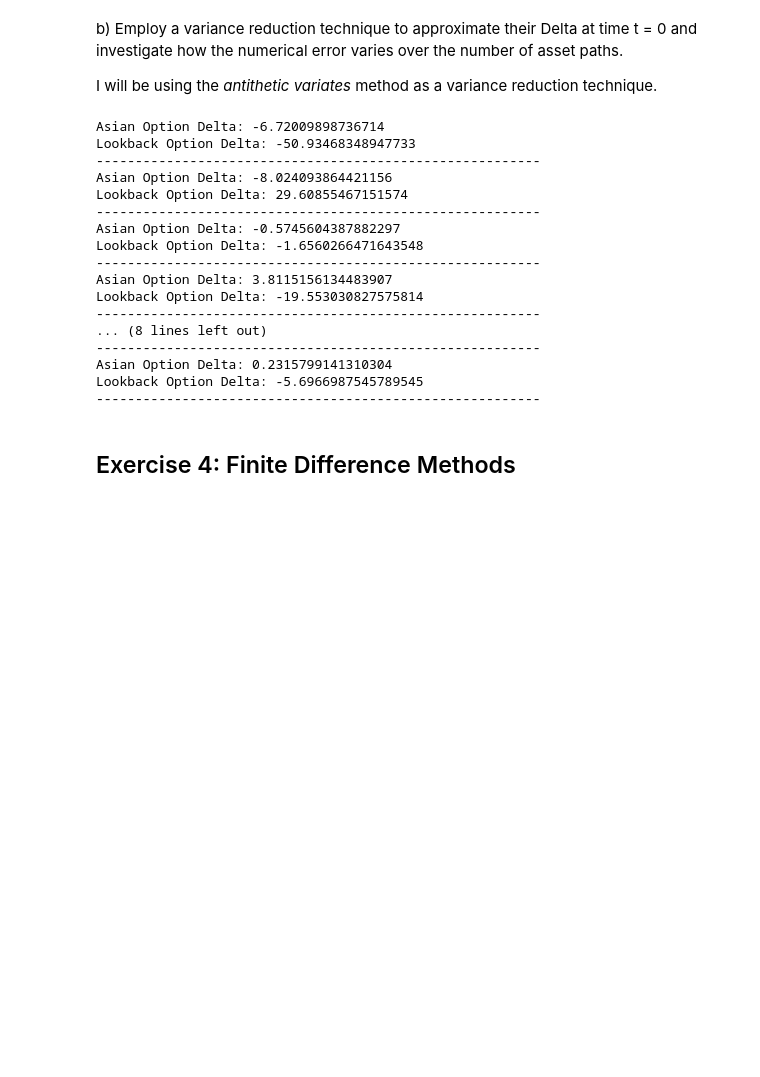
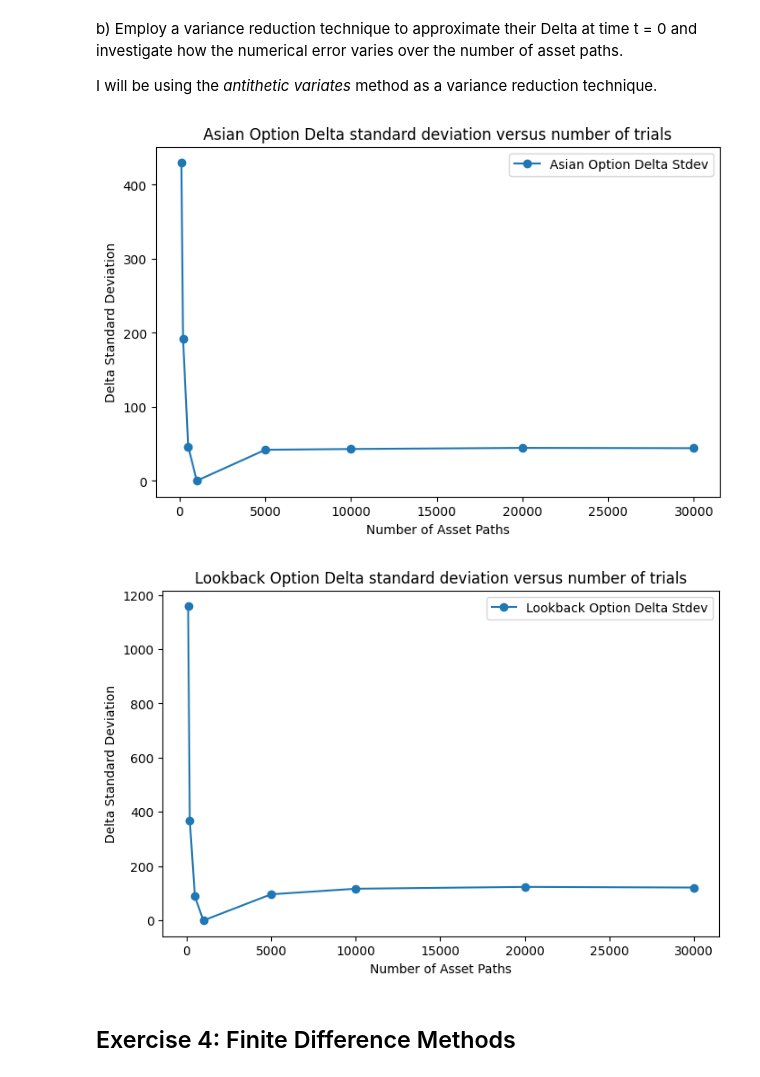
Before and after one commit to andreist3fan/ovmHW2, a Jupyter notebook: jupyter/homework.ipynb, the cells around one changed output. Drawn from its saved outputs; the diff is of its cells as text; code cells hidden in the pictures; blank space fills up the shorter version.

```diff
--- a/jupyter/homework.ipynb
+++ b/jupyter/homework.ipynb
@@ -669,32 +721,43 @@ def antithetic_variates_delta(S0, r, sigma, T, E, n, M, epsilon, payoff_function
 # %%
-ms = [100, 500, 1000, 5000, 10000, 20000, 30_000, 80_000]
-n = 52
+T = 1
+S0 = 1
+E = 1.2
+r = 0.05
+sigma = 0.3
+ns = [100, 200, 500, 1000, 5000, 10000, 20000, 30_000]
+M = 1000
 epsilon = 0.001
 
-for M in ms:
-    delta_asian = antithetic_variates_delta(S0, r, sigma, T, E, n, M, epsilon, asian_option_payoff)
-    delta_lookback = antithetic_variates_delta(S0, r, sigma, T, E, n, M, epsilon, lookback_option_payoff)
+asian_deltas = []
+lookback_deltas = []
 
-    print(f'Asian Option Delta: {delta_asian}')
-    print(f'Lookback Option Delta: {delta_lookback}')
-    print("---------------------------------------------------------")
+
+for n in ns:
+    delta_asian, stdev_asian = antithetic_variates_delta(S0, r, sigma, T, E, n, M, epsilon, asian_option_payoff)
+    delta_lookback, stdev_lookback = antithetic_variates_delta(S0, r, sigma, T, E, n, M, epsilon, lookback_option_payoff)
+
+    asian_deltas.append(stdev_asian)
+    lookback_deltas.append(stdev_lookback)
+
+# Plot for Asian Option Delta Standard Deviation
+plt.figure(figsize=(8, 5))
+plt.plot(ns, asian_deltas, 'o-', label='Asian Option Delta Stdev')
+plt.xlabel('Number of Asset Paths')
+plt.ylabel('Delta Standard Deviation')
+plt.title('Asian Option Delta standard deviation versus number of trials')
+plt.legend()
+plt.show()
+
+# Plot for Lookback Option Delta Standard Deviation
+plt.figure(figsize=(8, 5))
+plt.plot(ns, lookback_deltas, 'o-', label='Lookback Option Delta Stdev')
+plt.xlabel('Number of Asset Paths')
+plt.ylabel('Delta Standard Deviation')
+plt.title('Lookback Option Delta standard deviation versus number of trials')
+plt.legend()
+plt.show()
 # %% [output]
-Asian Option Delta: -6.72009898736714
-Lookback Option Delta: -50.93468348947733
----------------------------------------------------------
-Asian Option Delta: -8.024093864421156
-Lookback Option Delta: 29.60855467151574
----------------------------------------------------------
-Asian Option Delta: -0.5745604387882297
-Lookback Option Delta: -1.6560266471643548
----------------------------------------------------------
-Asian Option Delta: 3.8115156134483907
-Lookback Option Delta: -19.553030827575814
----------------------------------------------------------
-... (8 lines left out)
----------------------------------------------------------
-Asian Option Delta: 0.2315799141310304
-Lookback Option Delta: -5.6966987545789545
----------------------------------------------------------
+[figure, added]
+[figure, added]
 # %% [markdown]
 ## Exercise 4: Finite Difference Methods
```
Also changed, not shown: parts of 14 cells of this notebook.
